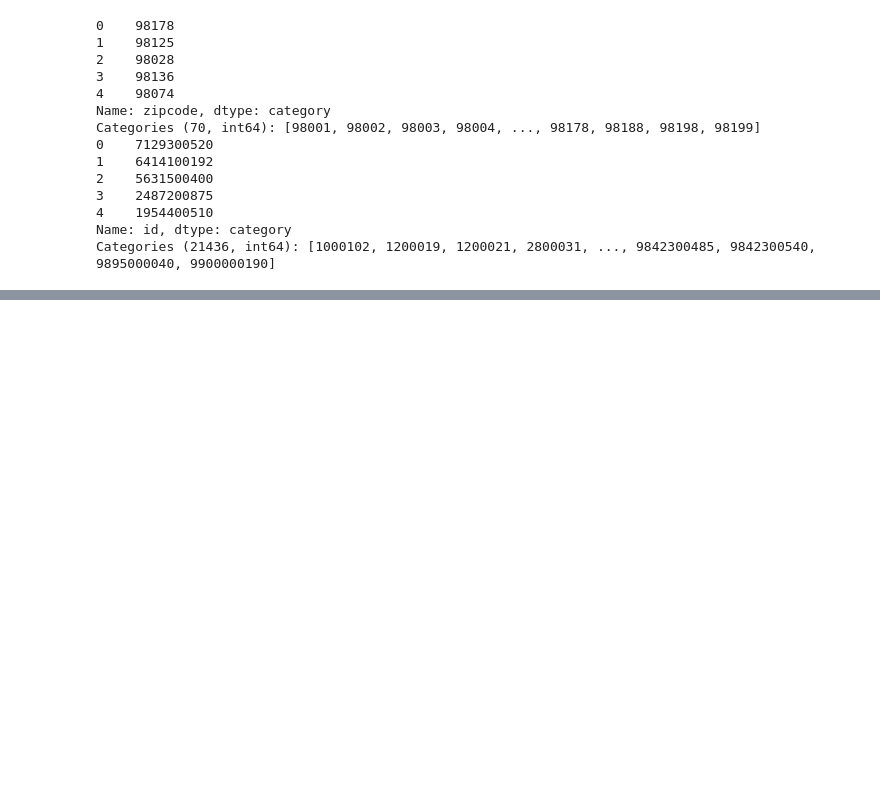
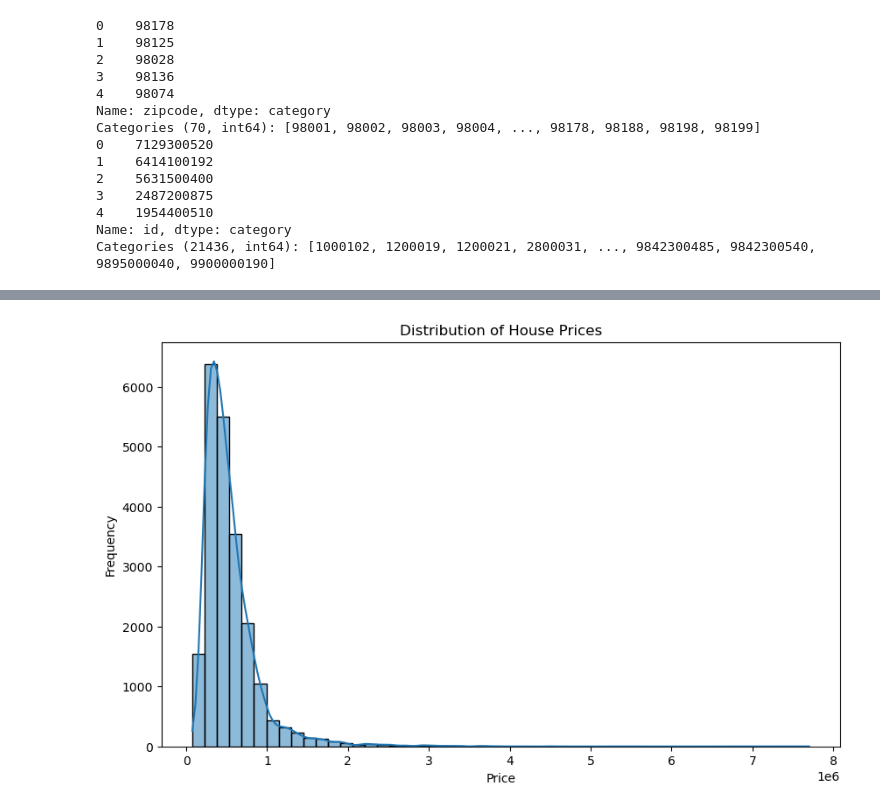
Before and after one commit to Aarabishan/PDS_Portfolio, a Jupyter notebook: Portfolio_Complete_Analysis.ipynb, the cells around one changed output, grey strips where cells are left out. Drawn from its saved outputs; the diff is of its cells as text; code cells hidden in the pictures; blank space fills up the shorter version.

```diff
--- a/Portfolio_Complete_Analysis.ipynb
+++ b/Portfolio_Complete_Analysis.ipynb
@@ -81,9 +72,0 @@ Categories (21436, int64): [1000102, 1200019, 1200021, 2800031, ..., 9842300485,
-# %%
-# Remove duplicates if any
-df.drop_duplicates(inplace=True)
-# %%
-#Filling missing values with NA
-df.fillna("NA", inplace=True)
-# %%
-#Dropping missing values
-df.dropna(inplace=True)
@@ -89,0 +106,6 @@ df.dropna(inplace=True)
+# %%
+# Convert date column
+df['date'] = pd.to_datetime(df['date'])
+
+# Convert waterfront to categorical
+df['waterfront'] = df['waterfront'].astype('category')
@@ -89,0 +179,13 @@ df.dropna(inplace=True)
+# %%
+# Distribution of target variable
+import matplotlib.pyplot as plt
+import seaborn as sns
+
+plt.figure(figsize=(10,6))
+sns.histplot(df['price'], bins=50, kde=True)
+plt.title("Distribution of House Prices")
+plt.xlabel("Price")
+plt.ylabel("Frequency")
+plt.show()
+# %% [output]
+[figure, added]
```
Also changed, not shown: parts of 20 cells of this notebook.
